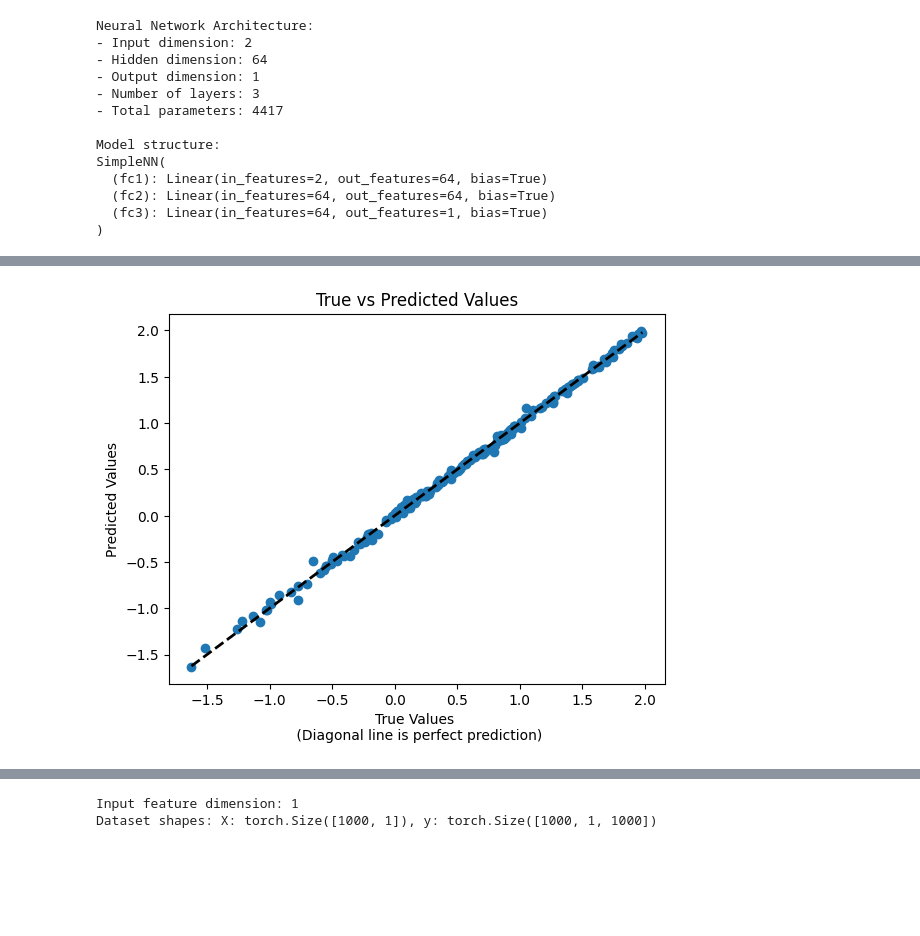
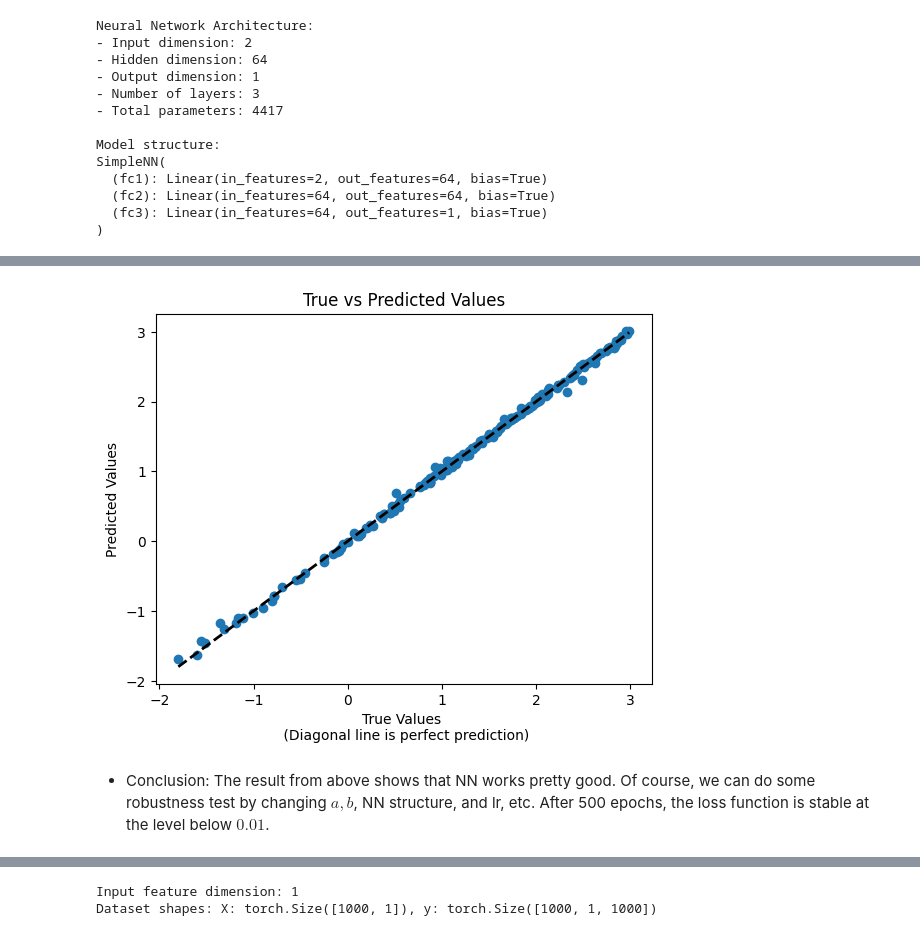
Before and after one commit to qsongatwpi/foo2, a Jupyter notebook: src/note_torch_nn.ipynb, the cells around one changed output, grey strips where cells are left out. Saved outputs shown, nothing was run; the diff lists cells and outputs as text; code cells hidden in the pictures; blank space fills up the shorter version.

```diff
--- a/src/note_torch_nn.ipynb
+++ b/src/note_torch_nn.ipynb
@@ -55,7 +84,9 @@ class SimpleNN(nn.Module):
 # %%
 # Create a non-linear function: y = sin(x1) + cos(x2) as an example
 def function_f(x):
-    return torch.sin(x[:, 0]) + torch.cos(x[:, 1])
+    a = 1.0
+    b = 2.0
+    return a * torch.sin(x[:, 0]) + b * torch.cos(x[:, 1])
 
 n_features = 2
 print(f"Input feature dimension: {n_features}")
@@ -72,7 +103,7 @@ Input feature dimension: 2
 Dataset shapes: X: torch.Size([1000, 2]), y: torch.Size([1000, 1])
 # %%
 # Instantiate the model
-model = SimpleNN(n_features, hidden_dim=64, output_dim=1)
+model_2d = SimpleNN(n_features, hidden_dim=64, output_dim=1)
 
 # Print basic information about the neural network
 print("Neural Network Architecture:")
@@ -80,10 +111,10 @@ print(f"- Input dimension: {n_features}")
 print(f"- Hidden dimension: 64")
 print(f"- Output dimension: 1")
 print(f"- Number of layers: 3")
-print(f"- Total parameters: {sum(p.numel() for p in model.parameters())}")
+print(f"- Total parameters: {sum(p.numel() for p in model_2d.parameters())}")
 
 print("\nModel structure:")
-print(model)
+print(model_2d)
 # %% [output]
 Neural Network Architecture:
 - Input dimension: 2
@@ -99,11 +130,11 @@ SimpleNN(
   (fc3): Linear(in_features=64, out_features=1, bias=True)
 )
 # %%
-criterion = nn.MSELoss()  # Mean Squared Error for regression
-optimizer = optim.Adam(model.parameters(), lr=0.01)
+criterion_2d = nn.MSELoss()  # Mean Squared Error for regression
+optimizer_2d = optim.Adam(model_2d.parameters(), lr=0.01)
 print("\nLoss function and optimizer:")
-print(f"- Loss function: {criterion}")
-print(f"- Optimizer: {optimizer}")
+print(f"- Loss function: {criterion_2d}")
+print(f"- Optimizer: {optimizer_2d}")
 # %% [output]
 Loss function and optimizer:
 - Loss function: MSELoss()
@@ -147,9 +155,16 @@ def train_model(model, X, y, criterion, optimizer, n_epochs):
 # %%
+
 # train the model
-n_epochs = 1000
-trained_model, loss_history = train_model(model, X, y, criterion, optimizer, n_epochs)
+n_epochs = 500
+
+# timing start
+start_time = time.time()
+trained_model_2d, loss_history_2d = train_model(model_2d, X, y, criterion_2d, optimizer_2d, n_epochs)
+end_time = time.time()
+print(f'Training takes {end_time - start_time:.2f} seconds')
+
 # plot the loss history
-plt.plot(loss_history)
+plt.plot(loss_history_2d)
 plt.xlabel('Epoch')
 plt.ylabel('Loss')
 plt.title('Training Loss History')
@@ -169,18 +180,20 @@ Epoch [1000/1000], Loss: 0.0090
 # %%
 # Create test data and visualize results
 n_test_samples = 200
 X_test = torch.randn(n_test_samples, n_features)
 y_test = function_f(X_test)
 y_test = y_test.unsqueeze(1)  # make it a column vector
-model.eval()
+model_2d.eval()
 with torch.no_grad():
-    y_pred = trained_model(X_test)
+    y_pred = trained_model_2d(X_test)
 # plot true vs predicted
 plt.scatter(y_test.numpy(), y_pred.numpy())
 plt.xlabel('True Values \n (Diagonal line is perfect prediction)')
 plt.ylabel('Predicted Values')
 plt.title('True vs Predicted Values')
 plt.plot([y_test.min(), y_test.max()], [y_test.min(), y_test.max()], 'k--', lw=2)
 plt.show()
 # %% [output]
-[figure, old version]
+[figure, new version]
+# %% [markdown]
+- Conclusion: The result from above shows that NN works pretty good. Of course, we can do some robustness test by changing $a, b$, NN structure, and lr, etc. After 500 epochs, the loss function is stable at the level below $0.01$.
```
Also changed, not shown: parts of 12 cells of this notebook.
